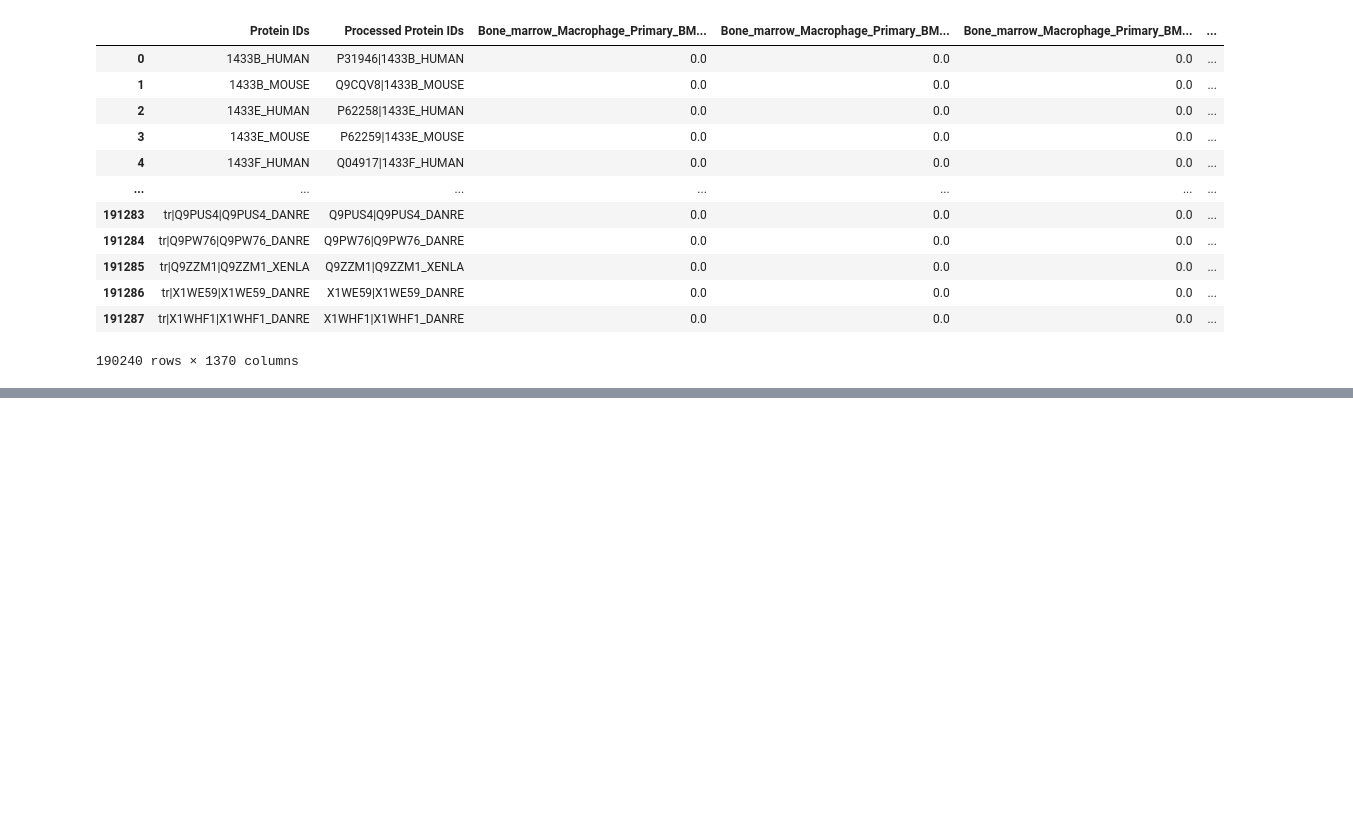
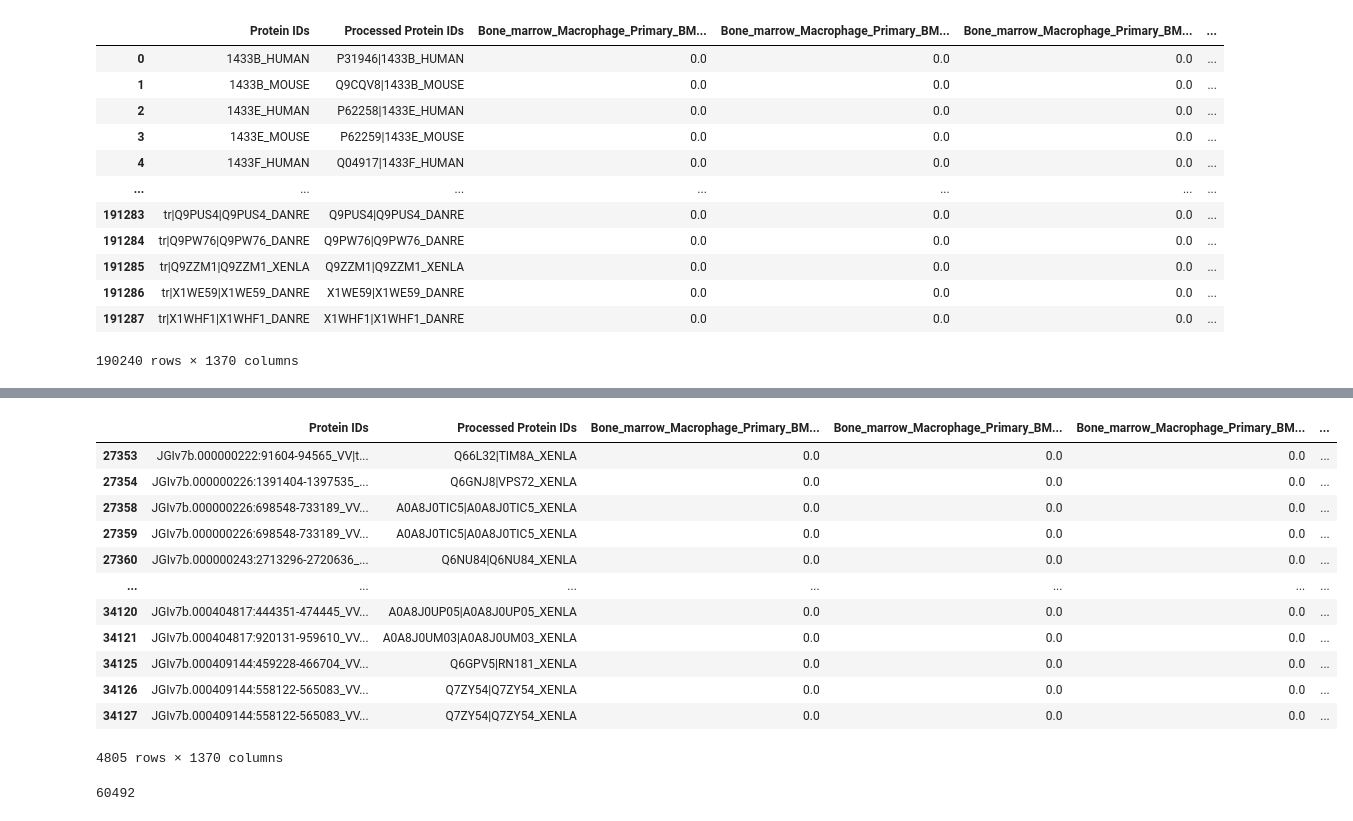
Before and after one commit to TaoYySC/SingleCellProteomics, a Jupyter notebook: map_protein_from_different_index.ipynb, the cells around one changed output, grey strips where cells are left out. Saved outputs shown, nothing was run; the diff lists cells and outputs as text; code cells hidden in the pictures; blank space fills up the shorter version.

```diff
--- a/map_protein_from_different_index.ipynb
+++ b/map_protein_from_different_index.ipynb
@@ -236,0 +257,22 @@ no_map.to_csv('no_map_11.csv')
+# %%
+JGI = mapped_data[mapped_data['Protein IDs'].str.contains('JGIv7b')]
+JGI
+# %% [output]
+|  | Protein IDs | Processed Protein IDs | Bone_marrow_Macrophage_Primary_BM... | Bone_marrow_Macrophage_Primary_BM... | Bone_marrow_Macrophage_Primary_BM... | ... |
+| 27353 | JGIv7b.000000222:91604-94565_VV|t... | Q66L32|TIM8A_XENLA | 0.0 | 0.0 | 0.0 | ... |
+| 27354 | JGIv7b.000000226:1391404-1397535_... | Q6GNJ8|VPS72_XENLA | 0.0 | 0.0 | 0.0 | ... |
+| 27358 | JGIv7b.000000226:698548-733189_VV... | A0A8J0TIC5|A0A8J0TIC5_XENLA | 0.0 | 0.0 | 0.0 | ... |
+| 27359 | JGIv7b.000000226:698548-733189_VV... | A0A8J0TIC5|A0A8J0TIC5_XENLA | 0.0 | 0.0 | 0.0 | ... |
+| 27360 | JGIv7b.000000243:2713296-2720636_... | Q6NU84|Q6NU84_XENLA | 0.0 | 0.0 | 0.0 | ... |
+| ... | ... | ... | ... | ... | ... | ... |
+| 34120 | JGIv7b.000404817:444351-474445_VV... | A0A8J0UP05|A0A8J0UP05_XENLA | 0.0 | 0.0 | 0.0 | ... |
+| 34121 | JGIv7b.000404817:920131-959610_VV... | A0A8J0UM03|A0A8J0UM03_XENLA | 0.0 | 0.0 | 0.0 | ... |
+| 34125 | JGIv7b.000409144:459228-466704_VV... | Q6GPV5|RN181_XENLA | 0.0 | 0.0 | 0.0 | ... |
+| 34126 | JGIv7b.000409144:558122-565083_VV... | Q7ZY54|Q7ZY54_XENLA | 0.0 | 0.0 | 0.0 | ... |
+| 34127 | JGIv7b.000409144:558122-565083_VV... | Q7ZY54|Q7ZY54_XENLA | 0.0 | 0.0 | 0.0 | ... |
+4805 rows × 1370 columns
+# %%
+unique_count = mapped_data['Processed Protein IDs'].nunique()
+unique_count
+# %% [output]
+60492
```
Also changed, not shown: parts of 9 cells of this notebook.
